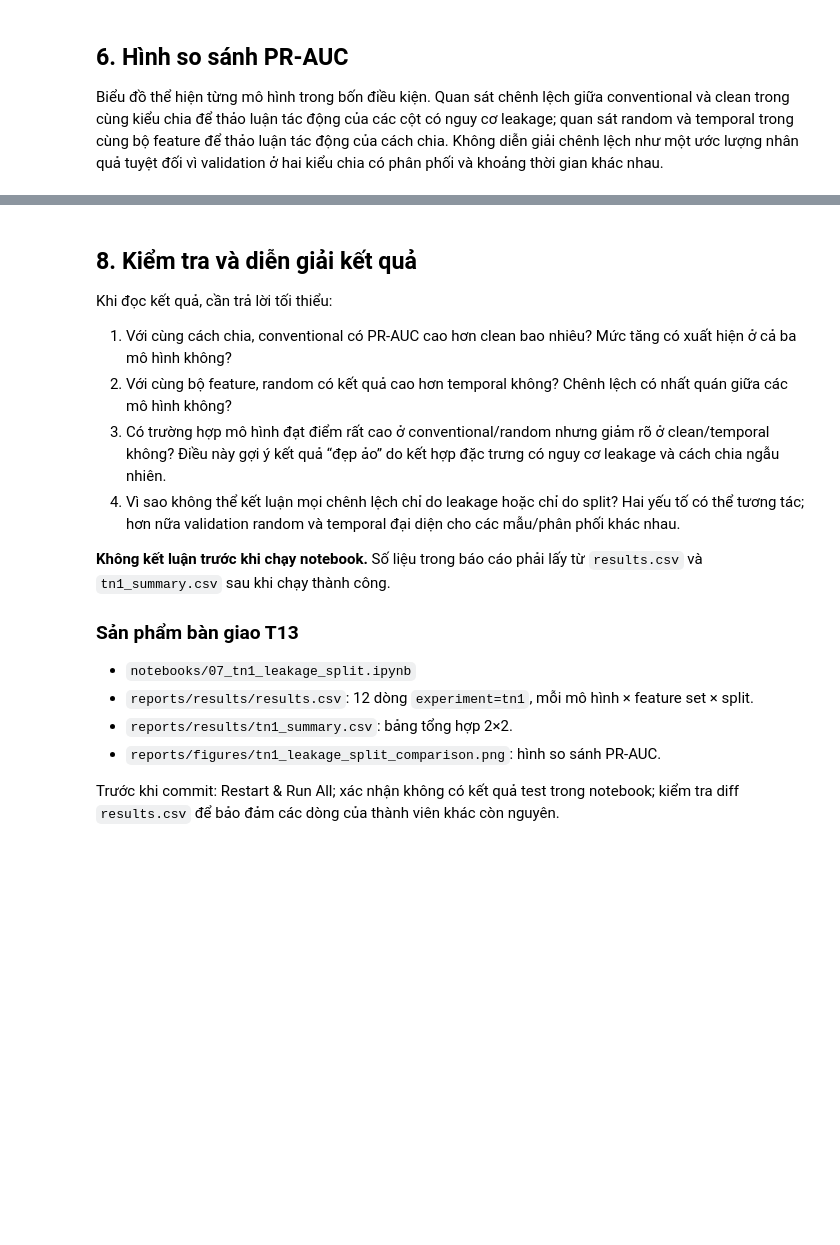
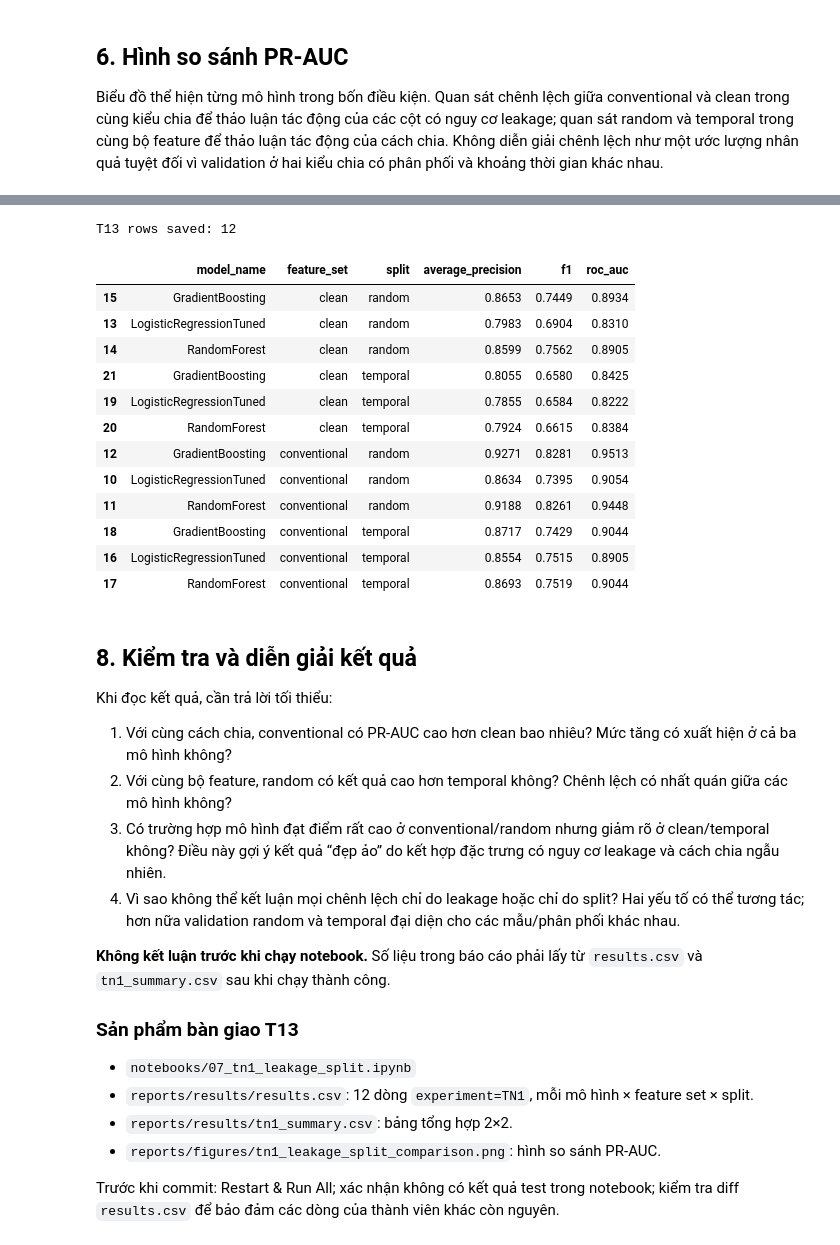
Before and after one commit to trantrungquy610/HotelBookingML, a Jupyter notebook: notebooks/07_tn1_leakage_split.ipynb, the cells around one changed output, grey strips where cells are left out. Saved outputs shown, nothing was run; the diff lists cells and outputs as text; code cells hidden in the pictures; blank space fills up the shorter version.

```diff
--- a/notebooks/07_tn1_leakage_split.ipynb
+++ b/notebooks/07_tn1_leakage_split.ipynb
@@ -312,33 +379,48 @@ Notebook chỉ thay thế các dòng thuộc chính thí nghiệm `tn1` của ba
 # %%
 if RESULTS_PATH.exists() and RESULTS_PATH.stat().st_size > 0:
     existing = pd.read_csv(RESULTS_PATH, dtype=str, keep_default_na=False)
     if list(existing.columns) != RESULT_COLUMNS:
         raise ValueError("results.csv không khớp RESULT_COLUMNS trong src/evaluate.py")
     owned = (
-        existing["experiment"].eq("tn1")
+        existing["experiment"].str.upper().eq("TN1")
         & existing["model_name"].isin(MODEL_NAMES)
         & existing["eval_set"].eq("validation")
     )
     existing.loc[~owned].to_csv(RESULTS_PATH, index=False)
 else:
     pd.DataFrame(columns=RESULT_COLUMNS).to_csv(RESULTS_PATH, index=False)
 
 for row in result_rows:
     # Dùng append_result để giữ schema chung của nhóm.
     from src.evaluate import append_result
     append_result(row, path=str(RESULTS_PATH))
 
 saved = pd.read_csv(RESULTS_PATH)
 tn1_saved = saved[
-    saved["experiment"].eq("tn1")
+    saved["experiment"].eq("TN1")
     & saved["model_name"].isin(MODEL_NAMES)
     & saved["eval_set"].eq("validation")
 ]
 assert len(tn1_saved) == 12
 print("T13 rows saved:", len(tn1_saved))
 display(tn1_saved[[
     "model_name", "feature_set", "split", "average_precision", "f1", "roc_auc"
 ]].sort_values(["feature_set", "split", "model_name"]))
+# %% [output]
+T13 rows saved: 12
+|  | model_name | feature_set | split | average_precision | f1 | roc_auc |
+| 15 | GradientBoosting | clean | random | 0.8653 | 0.7449 | 0.8934 |
+| 13 | LogisticRegressionTuned | clean | random | 0.7983 | 0.6904 | 0.8310 |
+| 14 | RandomForest | clean | random | 0.8599 | 0.7562 | 0.8905 |
+| 21 | GradientBoosting | clean | temporal | 0.8055 | 0.6580 | 0.8425 |
+| 19 | LogisticRegressionTuned | clean | temporal | 0.7855 | 0.6584 | 0.8222 |
+| 20 | RandomForest | clean | temporal | 0.7924 | 0.6615 | 0.8384 |
+| 12 | GradientBoosting | conventional | random | 0.9271 | 0.8281 | 0.9513 |
+| 10 | LogisticRegressionTuned | conventional | random | 0.8634 | 0.7395 | 0.9054 |
+| 11 | RandomForest | conventional | random | 0.9188 | 0.8261 | 0.9448 |
+| 18 | GradientBoosting | conventional | temporal | 0.8717 | 0.7429 | 0.9044 |
+| 16 | LogisticRegressionTuned | conventional | temporal | 0.8554 | 0.7515 | 0.8905 |
+| 17 | RandomForest | conventional | temporal | 0.8693 | 0.7519 | 0.9044 |
 # %% [markdown]
 ## 8. Kiểm tra và diễn giải kết quả
 
@@ -354,7 +436,7 @@ Khi đọc kết quả, cần trả lời tối thiểu:
 ### Sản phẩm bàn giao T13
 
 - `notebooks/07_tn1_leakage_split.ipynb`
-- `reports/results/results.csv`: 12 dòng `experiment=tn1`, mỗi mô hình × feature set × split.
+- `reports/results/results.csv`: 12 dòng `experiment=TN1`, mỗi mô hình × feature set × split.
 - `reports/results/tn1_summary.csv`: bảng tổng hợp 2×2.
 - `reports/figures/tn1_leakage_split_comparison.png`: hình so sánh PR-AUC.
 
```
Also changed, not shown: parts of 9 cells of this notebook, 4 other files.
